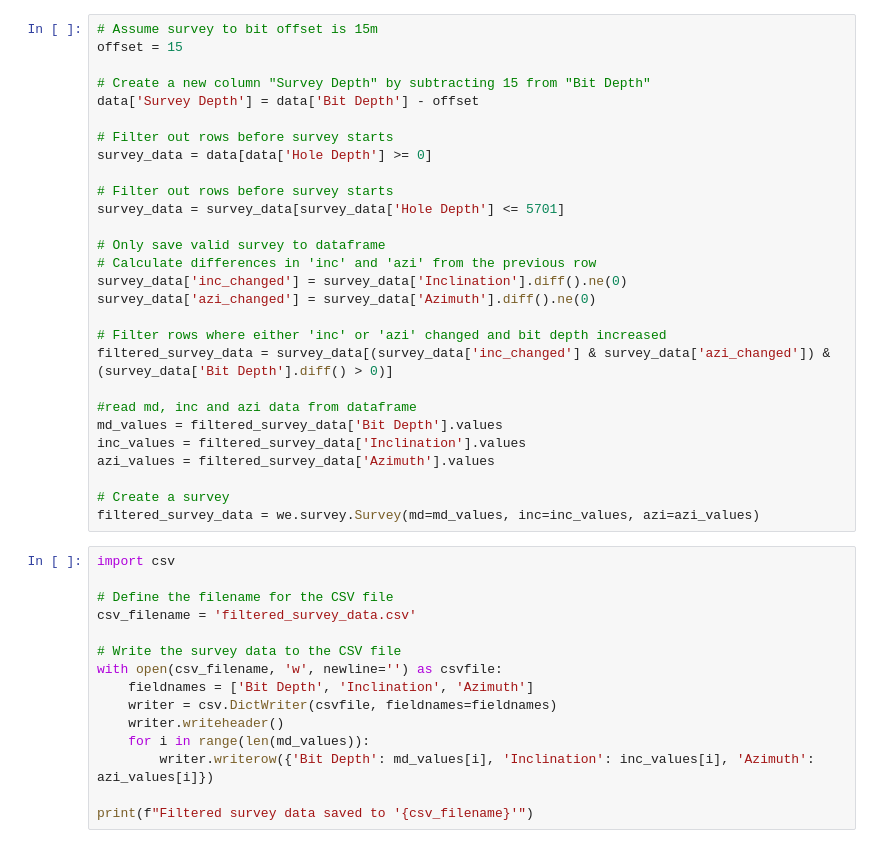
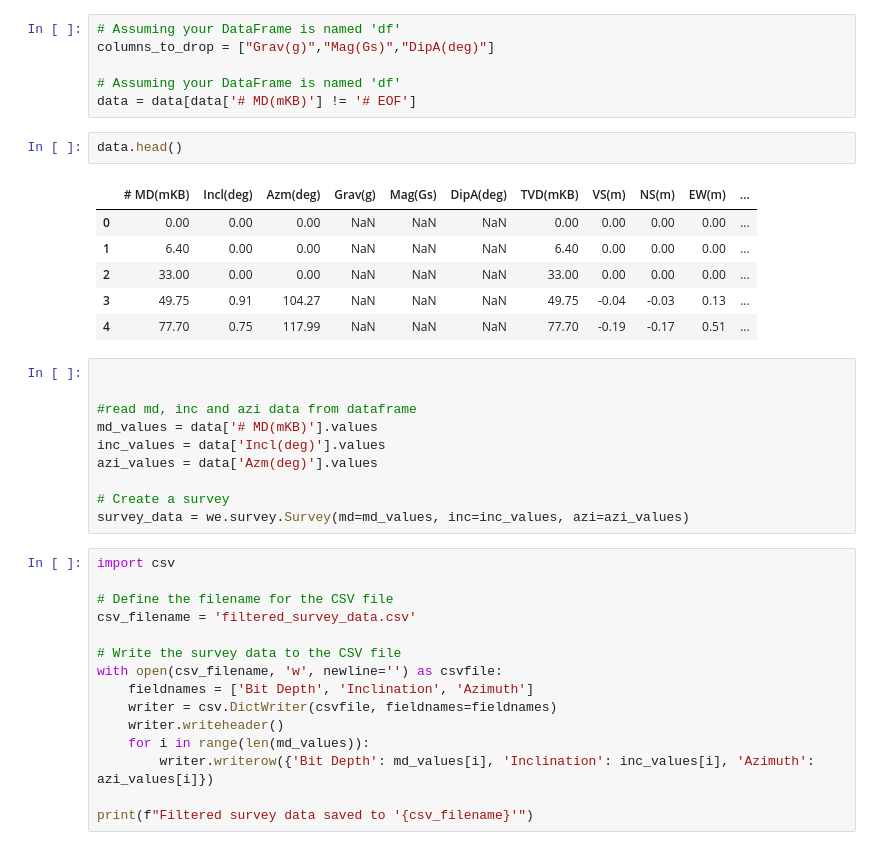
Before and after one commit to gaoqian310/post_well_analysis, a Jupyter notebook: well_trajectory.ipynb, the cells around one changed output. Drawn from its saved outputs; the diff is of its cells as text.

```diff
--- a/well_trajectory.ipynb
+++ b/well_trajectory.ipynb
@@ -21,31 +28,28 @@ data.head()
-# %%
-# Assume survey to bit offset is 15m
-offset = 15
-
-# Create a new column "Survey Depth" by subtracting 15 from "Bit Depth"
-data['Survey Depth'] = data['Bit Depth'] - offset
-
-# Filter out rows before survey starts
-survey_data = data[data['Hole Depth'] >= 0]
-
-# Filter out rows before survey starts
-survey_data = survey_data[survey_data['Hole Depth'] <= 5701]
-
-# Only save valid survey to dataframe
-# Calculate differences in 'inc' and 'azi' from the previous row
-survey_data['inc_changed'] = survey_data['Inclination'].diff().ne(0)
-survey_data['azi_changed'] = survey_data['Azimuth'].diff().ne(0)
-
-# Filter rows where either 'inc' or 'azi' changed and bit depth increased
-filtered_survey_data = survey_data[(survey_data['inc_changed'] & survey_data['azi_changed']) & (survey_data['Bit Depth'].diff() > 0)]
-
-#read md, inc and azi data from dataframe
-md_values = filtered_survey_data['Bit Depth'].values
-inc_values = filtered_survey_data['Inclination'].values
-azi_values = filtered_survey_data['Azimuth'].values
-
-# Create a survey
-filtered_survey_data = we.survey.Survey(md=md_values, inc=inc_values, azi=azi_values)
+# %%
+# Assuming your DataFrame is named 'df'
+columns_to_drop = ["Grav(g)","Mag(Gs)","DipA(deg)"]
+
+# Assuming your DataFrame is named 'df'
+data = data[data['# MD(mKB)'] != '# EOF']
+# %%
+data.head()
+# %% [output]
+|  | # MD(mKB) | Incl(deg) | Azm(deg) | Grav(g) | Mag(Gs) | DipA(deg) | TVD(mKB) | VS(m) | NS(m) | EW(m) | ... |
+| 0 | 0.00 | 0.00 | 0.00 | NaN | NaN | NaN | 0.00 | 0.00 | 0.00 | 0.00 | ... |
+| 1 | 6.40 | 0.00 | 0.00 | NaN | NaN | NaN | 6.40 | 0.00 | 0.00 | 0.00 | ... |
+| 2 | 33.00 | 0.00 | 0.00 | NaN | NaN | NaN | 33.00 | 0.00 | 0.00 | 0.00 | ... |
+| 3 | 49.75 | 0.91 | 104.27 | NaN | NaN | NaN | 49.75 | -0.04 | -0.03 | 0.13 | ... |
+| 4 | 77.70 | 0.75 | 117.99 | NaN | NaN | NaN | 77.70 | -0.19 | -0.17 | 0.51 | ... |
+# %%
+
+
+#read md, inc and azi data from dataframe
+md_values = data['# MD(mKB)'].values
+inc_values = data['Incl(deg)'].values
+azi_values = data['Azm(deg)'].values
+
+# Create a survey
+survey_data = we.survey.Survey(md=md_values, inc=inc_values, azi=azi_values)
 # %%
 import csv
 
```
Also changed, not shown: parts of 4 cells of this notebook, 1 other file.
